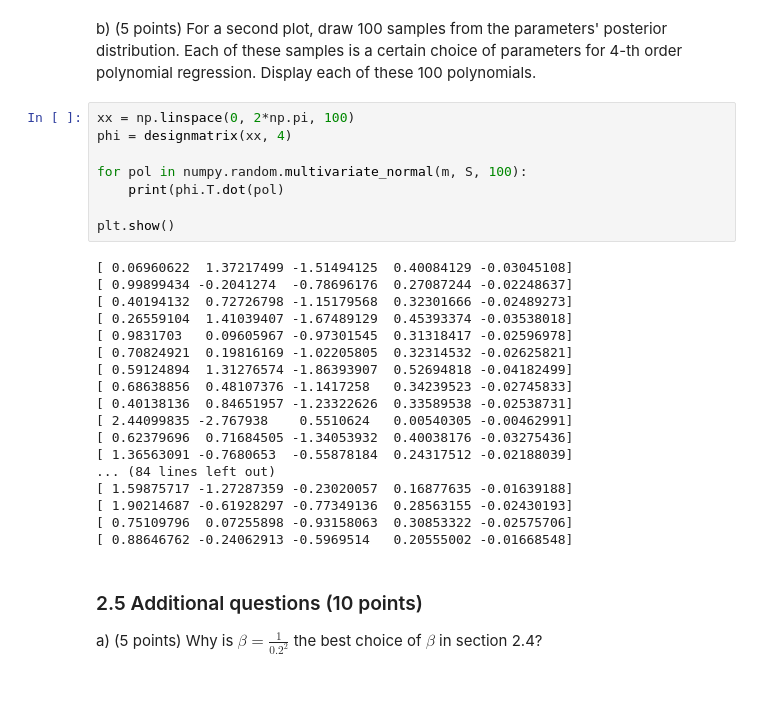
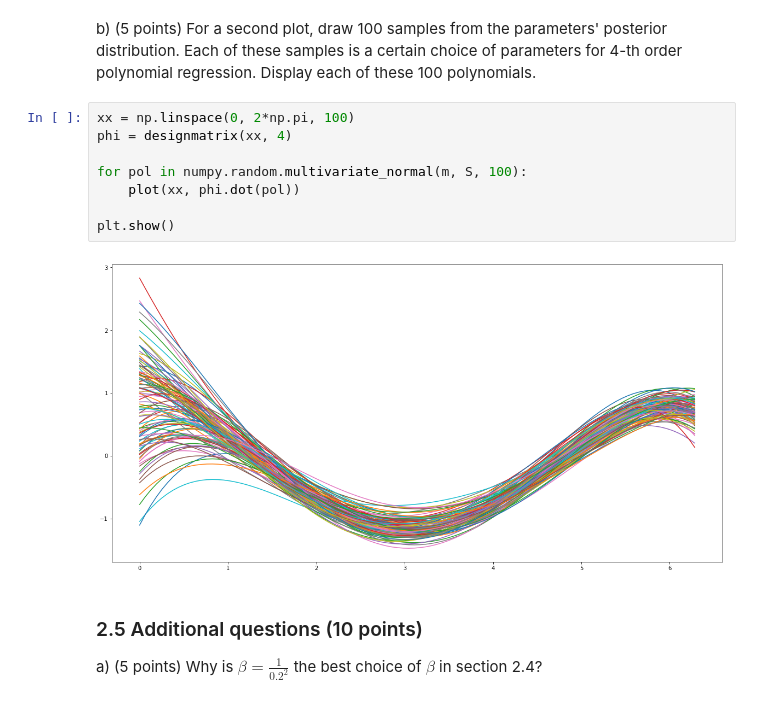
Before and after one commit to Joeri1324/machinelearning1, a Jupyter notebook: lab1/10631186_10260250_lab1.ipynb, the cells around one changed output. Saved outputs shown, nothing was run; the diff lists cells and outputs as text.

```diff
--- a/lab1/10631186_10260250_lab1.ipynb
+++ b/lab1/10631186_10260250_lab1.ipynb
@@ -361,29 +361,13 @@ Display each of these 100 polynomials.
 # %%
 xx = np.linspace(0, 2*np.pi, 100)
 phi = designmatrix(xx, 4)
 
 for pol in numpy.random.multivariate_normal(m, S, 100):
-    print(phi.T.dot(pol)
+    plot(xx, phi.dot(pol))
 
 plt.show()
 # %% [output]
-[ 0.06960622  1.37217499 -1.51494125  0.40084129 -0.03045108]
-[ 0.99899434 -0.2041274  -0.78696176  0.27087244 -0.02248637]
-[ 0.40194132  0.72726798 -1.15179568  0.32301666 -0.02489273]
-[ 0.26559104  1.41039407 -1.67489129  0.45393374 -0.03538018]
-[ 0.9831703   0.09605967 -0.97301545  0.31318417 -0.02596978]
-[ 0.70824921  0.19816169 -1.02205805  0.32314532 -0.02625821]
-[ 0.59124894  1.31276574 -1.86393907  0.52694818 -0.04182499]
-[ 0.68638856  0.48107376 -1.1417258   0.34239523 -0.02745833]
-[ 0.40138136  0.84651957 -1.23322626  0.33589538 -0.02538731]
-[ 2.44099835 -2.767938    0.5510624   0.00540305 -0.00462991]
-[ 0.62379696  0.71684505 -1.34053932  0.40038176 -0.03275436]
-[ 1.36563091 -0.7680653  -0.55878184  0.24317512 -0.02188039]
-... (84 lines left out)
-[ 1.59875717 -1.27287359 -0.23020057  0.16877635 -0.01639188]
-[ 1.90214687 -0.61928297 -0.77349136  0.28563155 -0.02430193]
-[ 0.75109796  0.07255898 -0.93158063  0.30853322 -0.02575706]
-[ 0.88646762 -0.24062913 -0.5969514   0.20555002 -0.01668548]
+[figure, added]
 # %% [markdown]
 ### 2.5 Additional questions (10 points)
 
```
Also changed, not shown: parts of 1 cell of this notebook.
